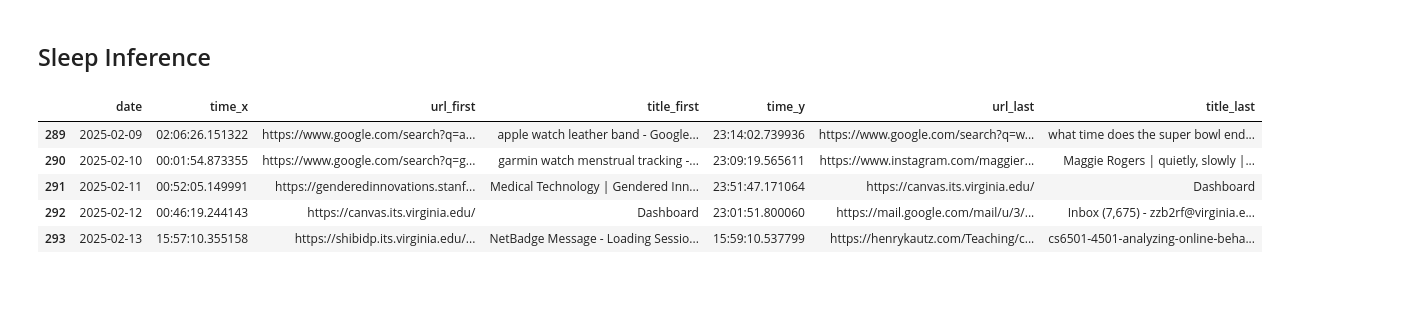
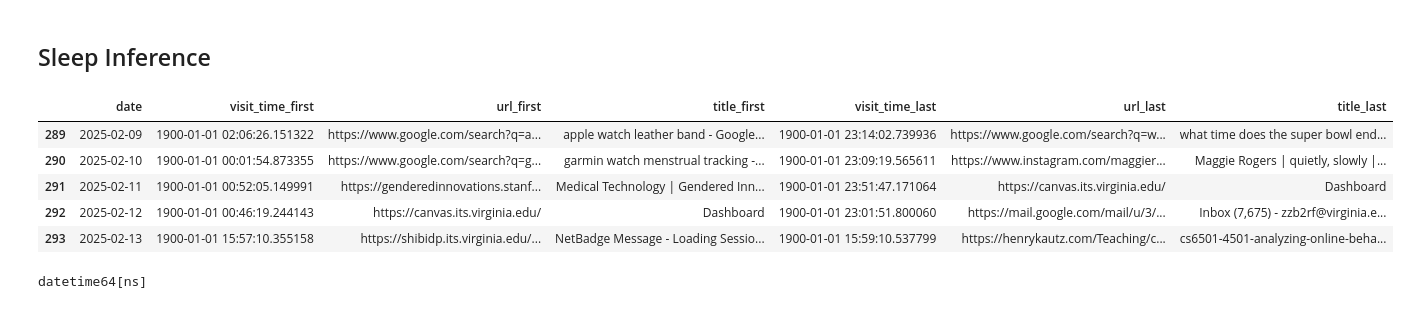
Before and after one commit to elaine-zhang12/google_takeout_sleep, a Jupyter notebook: elaine_sleep_inference.ipynb, the cells around one changed output. Cells and saved outputs as stored; diff of their text form; code cells hidden in the pictures.

```diff
--- a/elaine_sleep_inference.ipynb
+++ b/elaine_sleep_inference.ipynb
@@ -88,34 +89,36 @@ summary_df.head()
 # %%
 # get the first and last visited websites per date
 
 def get_first_and_last_visits(df):
     # find first and last visited websites per date
     first_visits = df.loc[df.groupby("date")["time"].idxmin()]
     last_visits = df.loc[df.groupby("date")["time"].idxmax()]
 
     # select relevant columns
     first_visits = first_visits[["date", "time", "url", "title"]].rename(columns={
-        "visit_time": "visit_time_first",
+        "time": "visit_time_first",
         "url": "url_first",
         "title": "title_first"
     })
 
     last_visits = last_visits[["date", "time", "url", "title"]].rename(columns={
-        "visit_time": "visit_time_last",
+        "time": "visit_time_last",
         "url": "url_last",
         "title": "title_last"
     })
 
     # merge both DataFrames on visit_date to get one row per date
     visit_summary = pd.merge(first_visits, last_visits, on="date")
+    visit_summary["visit_time_first"] = pd.to_datetime(visit_summary["visit_time_first"].astype(str), format='%H:%M:%S.%f')
+    visit_summary["visit_time_last"] = pd.to_datetime(visit_summary["visit_time_last"].astype(str), format='%H:%M:%S.%f')
     return visit_summary
 
 visit_summary_df = get_first_and_last_visits(elaine_chrome_history)
 visit_summary_df.tail()
 # %% [output]
-|  | date | time_x | url_first | title_first | time_y | url_last | title_last |
-| 289 | 2025-02-09 | 02:06:26.151322 | https://www.google.com/search?q=a... | apple watch leather band - Google... | 23:14:02.739936 | https://www.google.com/search?q=w... | what time does the super bowl end... |
-| 290 | 2025-02-10 | 00:01:54.873355 | https://www.google.com/search?q=g... | garmin watch menstrual tracking -... | 23:09:19.565611 | https://www.instagram.com/maggier... | Maggie Rogers | quietly, slowly |... |
-| 291 | 2025-02-11 | 00:52:05.149991 | https://genderedinnovations.stanf... | Medical Technology | Gendered Inn... | 23:51:47.171064 | https://canvas.its.virginia.edu/ | Dashboard |
-| 292 | 2025-02-12 | 00:46:19.244143 | https://canvas.its.virginia.edu/ | Dashboard | 23:01:51.800060 | https://mail.google.com/mail/u/3/... | Inbox (7,675) - zzb2rf@virginia.e... |
-| 293 | 2025-02-13 | 15:57:10.355158 | https://shibidp.its.virginia.edu/... | NetBadge Message - Loading Sessio... | 15:59:10.537799 | https://henrykautz.com/Teaching/c... | cs6501-4501-analyzing-online-beha... |
+|  | date | visit_time_first | url_first | title_first | visit_time_last | url_last | title_last |
+| 289 | 2025-02-09 | 1900-01-01 02:06:26.151322 | https://www.google.com/search?q=a... | apple watch leather band - Google... | 1900-01-01 23:14:02.739936 | https://www.google.com/search?q=w... | what time does the super bowl end... |
+| 290 | 2025-02-10 | 1900-01-01 00:01:54.873355 | https://www.google.com/search?q=g... | garmin watch menstrual tracking -... | 1900-01-01 23:09:19.565611 | https://www.instagram.com/maggier... | Maggie Rogers | quietly, slowly |... |
+| 291 | 2025-02-11 | 1900-01-01 00:52:05.149991 | https://genderedinnovations.stanf... | Medical Technology | Gendered Inn... | 1900-01-01 23:51:47.171064 | https://canvas.its.virginia.edu/ | Dashboard |
+| 292 | 2025-02-12 | 1900-01-01 00:46:19.244143 | https://canvas.its.virginia.edu/ | Dashboard | 1900-01-01 23:01:51.800060 | https://mail.google.com/mail/u/3/... | Inbox (7,675) - zzb2rf@virginia.e... |
+| 293 | 2025-02-13 | 1900-01-01 15:57:10.355158 | https://shibidp.its.virginia.edu/... | NetBadge Message - Loading Sessio... | 1900-01-01 15:59:10.537799 | https://henrykautz.com/Teaching/c... | cs6501-4501-analyzing-online-beha... |
@@ -121,0 +127,5 @@ visit_summary_df.tail()
+# %%
+print(visit_summary_df["visit_time_first"].dtype)
+visit_summary_df["visit_time_last"] = pd.to_datetime(visit_summary_df["visit_time_last"])
+# %% [output]
+datetime64[ns]
```
Also changed, not shown: parts of 3 cells of this notebook.
